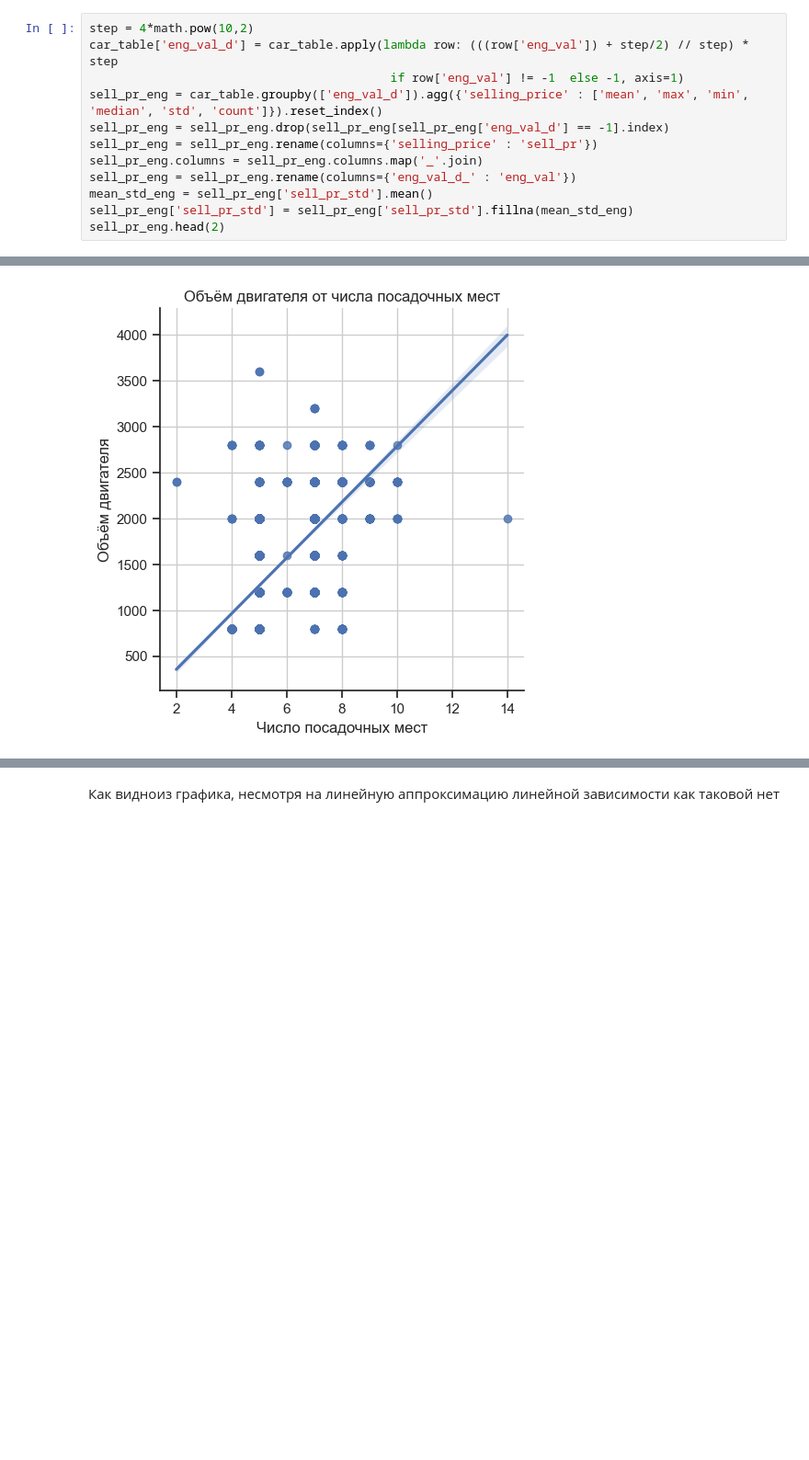
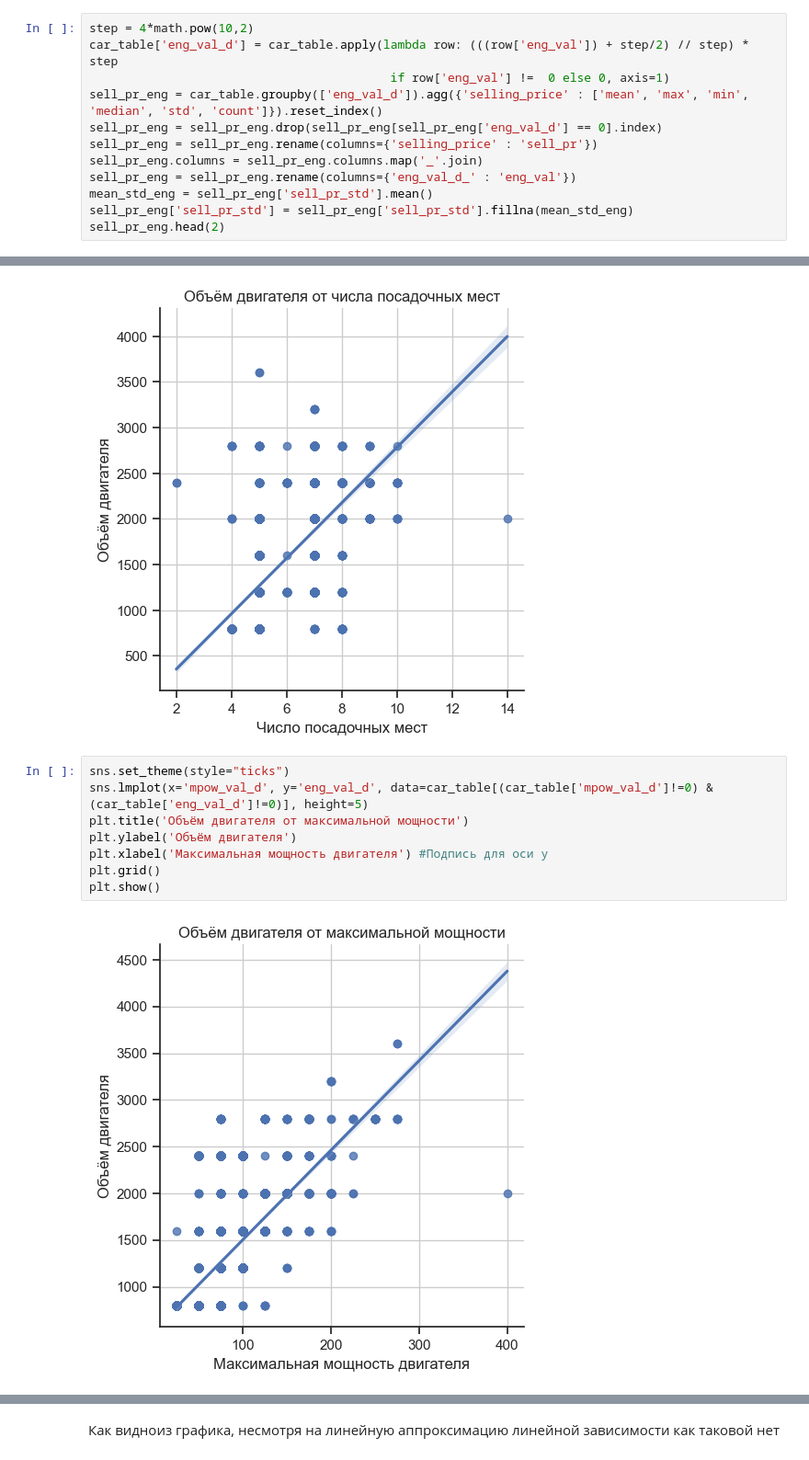
Before and after one commit to LlirikOknessu/tpu-8e21-ai-basis, a Jupyter notebook: Racheev/EDA_Racheev.ipynb, the cells around one changed output, grey strips where cells are left out. Shown at 92% size. Cells and saved outputs as stored; diff of their text form; blank space fills up the shorter version.

```diff
--- a/Racheev/EDA_Racheev.ipynb
+++ b/Racheev/EDA_Racheev.ipynb
@@ -2397,9 +2397,9 @@ sell_pr_eng.describe()
 # %%
 step = 4*math.pow(10,2)
 car_table['eng_val_d'] = car_table.apply(lambda row: (((row['eng_val']) + step/2) // step) * step
-                                          if row['eng_val'] != -1  else -1, axis=1)
+                                          if row['eng_val'] !=  0 else 0, axis=1)
 sell_pr_eng = car_table.groupby(['eng_val_d']).agg({'selling_price' : ['mean', 'max', 'min', 'median', 'std', 'count']}).reset_index()
-sell_pr_eng = sell_pr_eng.drop(sell_pr_eng[sell_pr_eng['eng_val_d'] == -1].index)
+sell_pr_eng = sell_pr_eng.drop(sell_pr_eng[sell_pr_eng['eng_val_d'] == 0].index)
 sell_pr_eng = sell_pr_eng.rename(columns={'selling_price' : 'sell_pr'})
 sell_pr_eng.columns = sell_pr_eng.columns.map('_'.join)
 sell_pr_eng = sell_pr_eng.rename(columns={'eng_val_d_' : 'eng_val'})
@@ -2980,3 +2980,13 @@ plt.grid()
 plt.show()
 # %% [output]
 [figure]
+# %%
+sns.set_theme(style="ticks")
+sns.lmplot(x='mpow_val_d', y='eng_val_d', data=car_table[(car_table['mpow_val_d']!=0) & (car_table['eng_val_d']!=0)], height=5)
+plt.title('Объём двигателя от максимальной мощности')
+plt.ylabel('Объём двигателя')
+plt.xlabel('Максимальная мощность двигателя') #Подпись для оси y
+plt.grid()
+plt.show()
+# %% [output]
+[figure, added]
```
Also changed, not shown: parts of 2 cells of this notebook.
